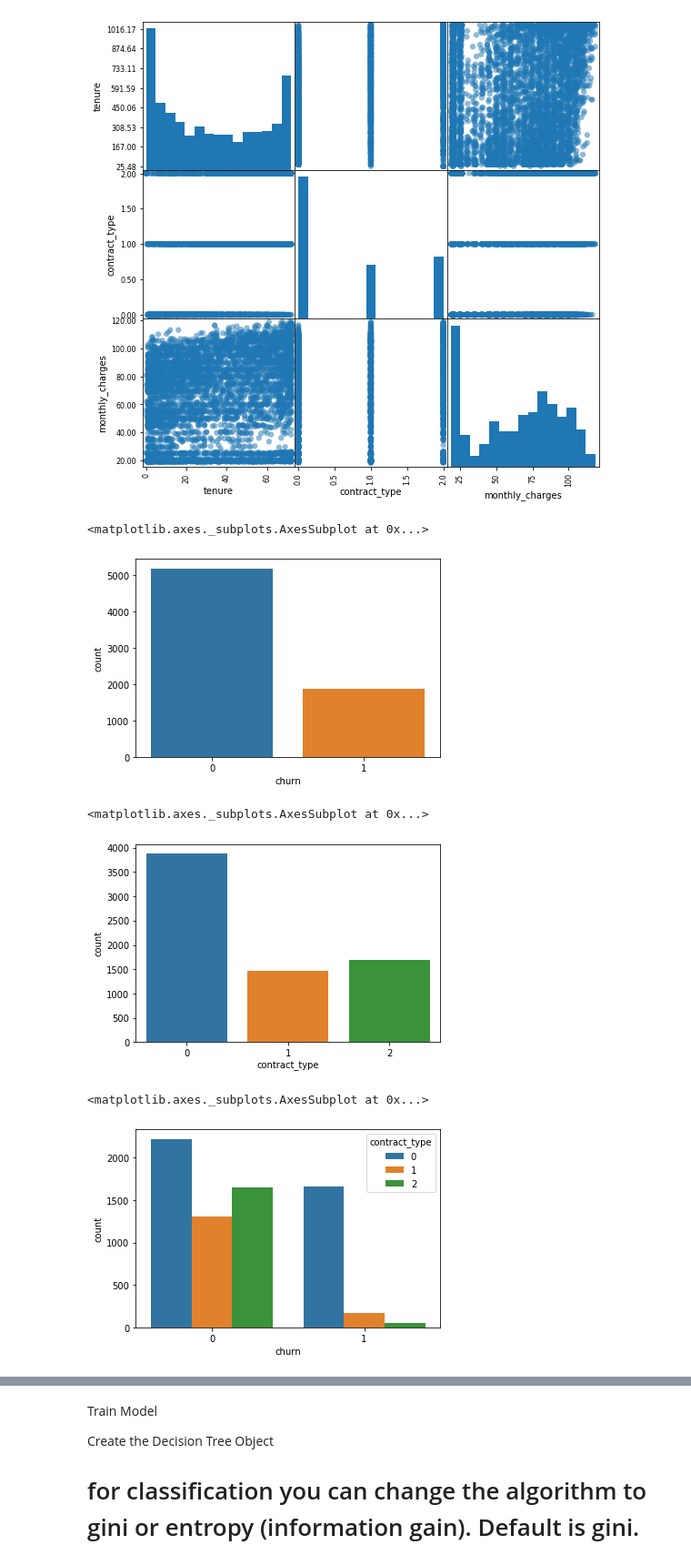
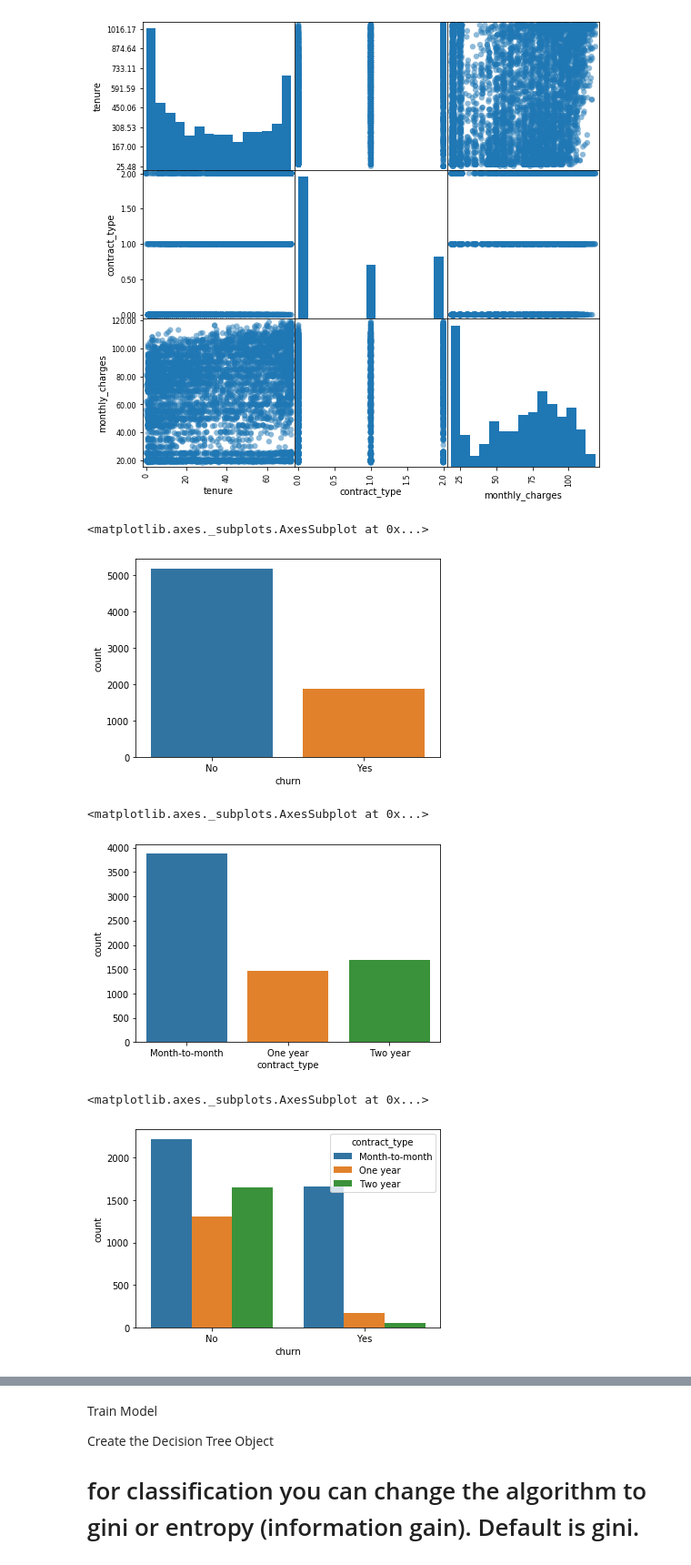
Before and after one commit to Mattsantos541/Telco-Regression-Project, a Jupyter notebook: Telco Classification project.ipynb, the cells around one changed output, grey strips where cells are left out. Shown at 91% size. Cells and saved outputs as stored; diff of their text form; code cells hidden in the pictures.

```diff
--- a/First worksheet.ipynb
+++ b/Telco Classification project.ipynb
@@ -31,4 +31,4 @@ Acquire and clean Data for modeling
 # %%
 url =acquire.get_db_url('telco_churn')
 # %%
-df= acquire.prep_telco()
+dfstart= acquire.prep_telco()
@@ -159,21 +145,22 @@ for ax in axes.flatten():
 # %% [output]
 [figure]
 # %%
-sns.countplot(x='churn', data=df)
+sns.countplot(x='churn', data=dfstart)
 # %% [output]
 <matplotlib.axes._subplots.AxesSubplot at 0x...>
-[figure, old version]
+[figure, new version]
 # %%
-sns.countplot(x='contract_type', data=df)
+sns.countplot(x='contract_type', data=dfstart)
+#plt.xlabel(0:'Month to month', 1:"1year", 2:"2year" )
 # %% [output]
 <matplotlib.axes._subplots.AxesSubplot at 0x...>
-[figure, old version]
+[figure, new version]
 # %%
 #distribution of contract types and whether customer churned
-sns.countplot(x='churn', data=df, hue='contract_type')
+sns.countplot(x='churn', data=dfstart, hue='contract_type')
 # %% [output]
 <matplotlib.axes._subplots.AxesSubplot at 0x...>
-[figure, old version]
+[figure, new version]
 # %%
 
 #Boxplot to show the distribution of ages. X is class, Y is age.
```
Also changed, not shown: parts of 33 cells of this notebook, 4 other files.
